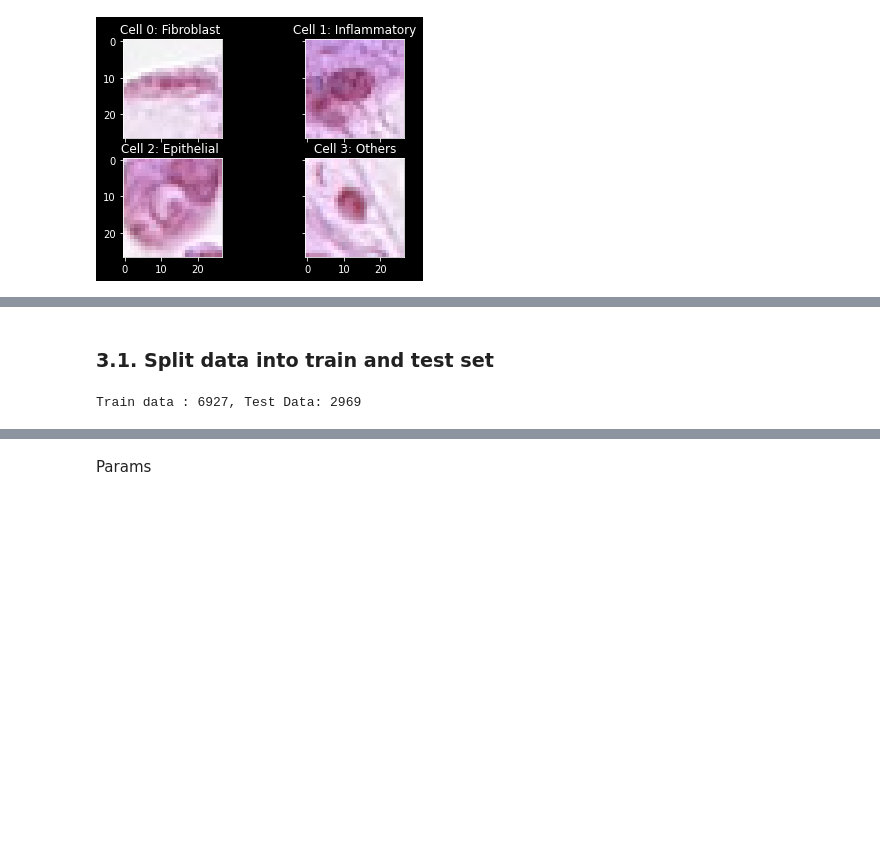
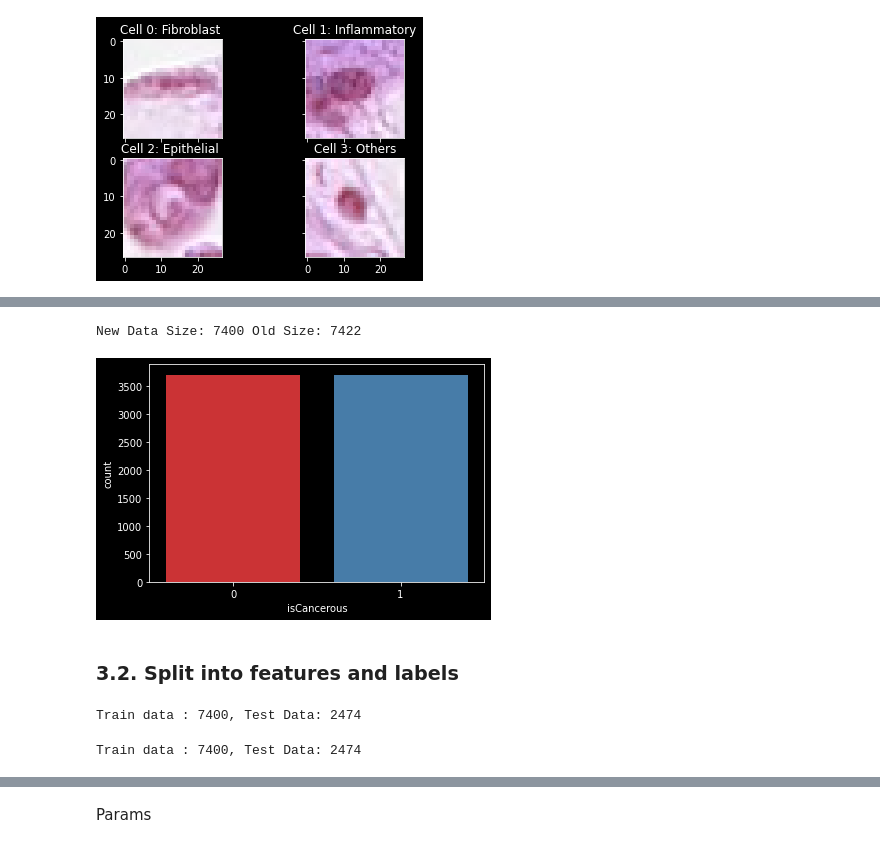
Before and after one commit to pcminh0505/ML, a Jupyter notebook: Asm/ASM2/COSC2753 - Assignment 2 - MK Sapiens.ipynb, the cells around one changed output, grey strips where cells are left out. Drawn from its saved outputs; the diff is of its cells as text; code cells hidden in the pictures; blank space fills up the shorter version.

```diff
--- a/Asm/ASM2/COSC2753 - Assignment 2 - MK Sapiens.ipynb
+++ b/Asm/ASM2/COSC2753 - Assignment 2 - MK Sapiens.ipynb
@@ -174,12 +199,13 @@ for i in range (4):
+# %%
+train_task2 = raw_train_task2.groupby(['isCancerous']).apply(lambda x: x.sample(3700, replace = True)).reset_index(drop = True)
+
+print('New Data Size:', train_task2.shape[0], 'Old Size:', raw_train_task2.shape[0])
+
+# Countplot the cell type
+sns.countplot(train_task2['isCancerous'], palette='Set1')
+plt.show()
+# %% [output]
+New Data Size: 7400 Old Size: 7422
+[figure, added]
 # %% [markdown]
-### 3.1. Split data into train and test set
+### 3.2. Split into features and labels
-# %%
-from sklearn.model_selection import train_test_split
-X = main_data['ImageName']
-y = main_data['cellType']
-
-train_X, test_X, train_Y, test_Y = train_test_split(X, y, test_size=0.3)
-
-print("Train data : {}, Test Data: {}".format(train_X.shape[0], test_X.shape[0]))
-# %% [output]
-Train data : 6927, Test Data: 2969
@@ -190 +212,27 @@ test_Y = test_Y.ravel()
+# %%
+# Split for task 1
+train_X1 = train_task1['ImageName']
+train_Y1 = train_task1['cellType']
+
+test_X1 = val_task1['ImageName']
+test_Y1 = val_task1['cellType']
+
+train_Y1 = train_Y1.ravel()
+test_Y1 = test_Y1.ravel()
+print("Train data : {}, Test Data: {}".format(train_X1.shape[0], test_X1.shape[0]))
+# %% [output]
+Train data : 7400, Test Data: 2474
+# %%
+# Split for task 2
+train_X2 = train_task2['ImageName']
+train_Y2 = train_task2['isCancerous']
+
+test_X2 = val_task2['ImageName']
+test_Y2 = val_task2['isCancerous']
+
+train_Y2 = train_Y2.ravel()
+test_Y2 = test_Y2.ravel()
+print("Train data : {}, Test Data: {}".format(train_X2.shape[0], test_X2.shape[0]))
+# %% [output]
+Train data : 7400, Test Data: 2474
 # %% [markdown]
```
Also changed, not shown: parts of 26 cells of this notebook.
